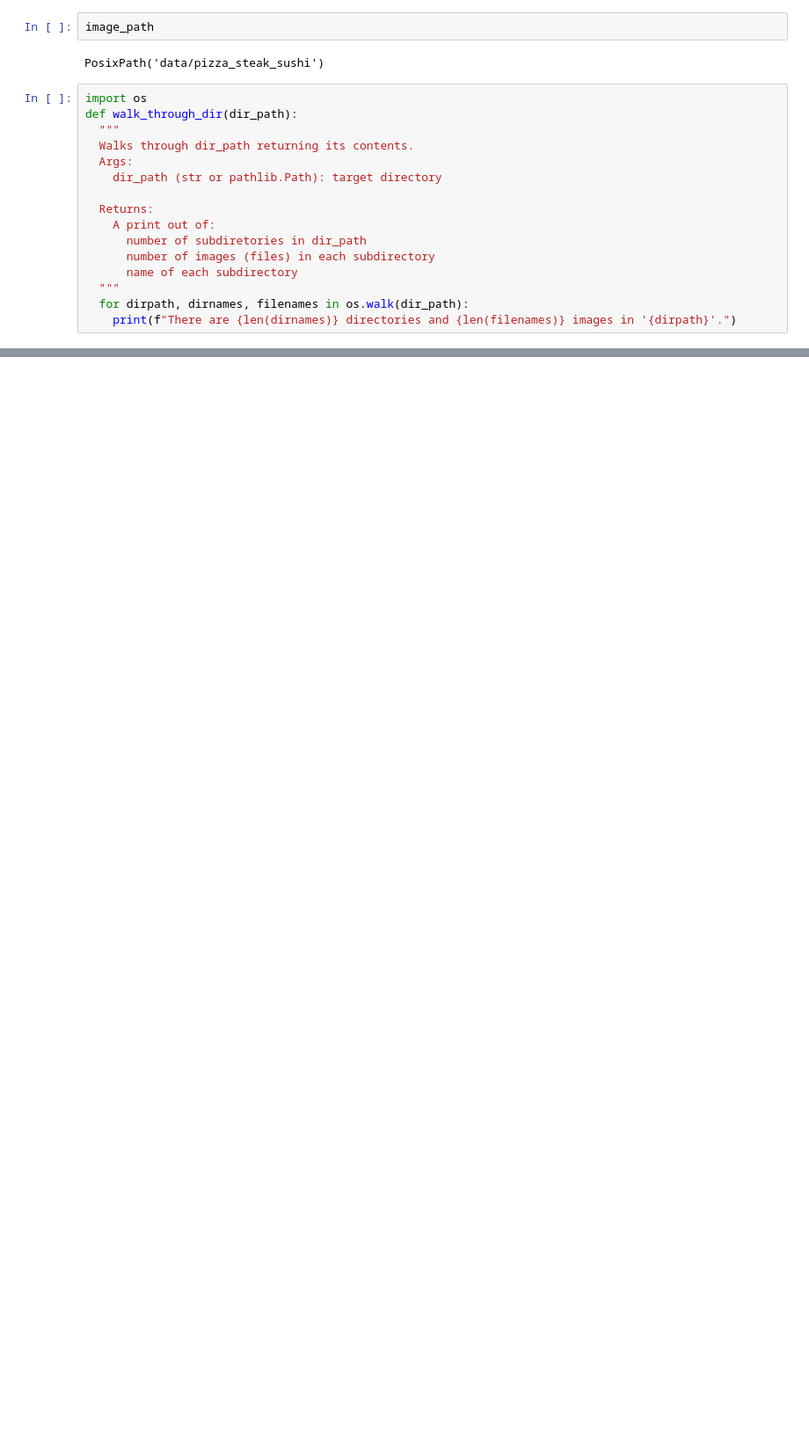
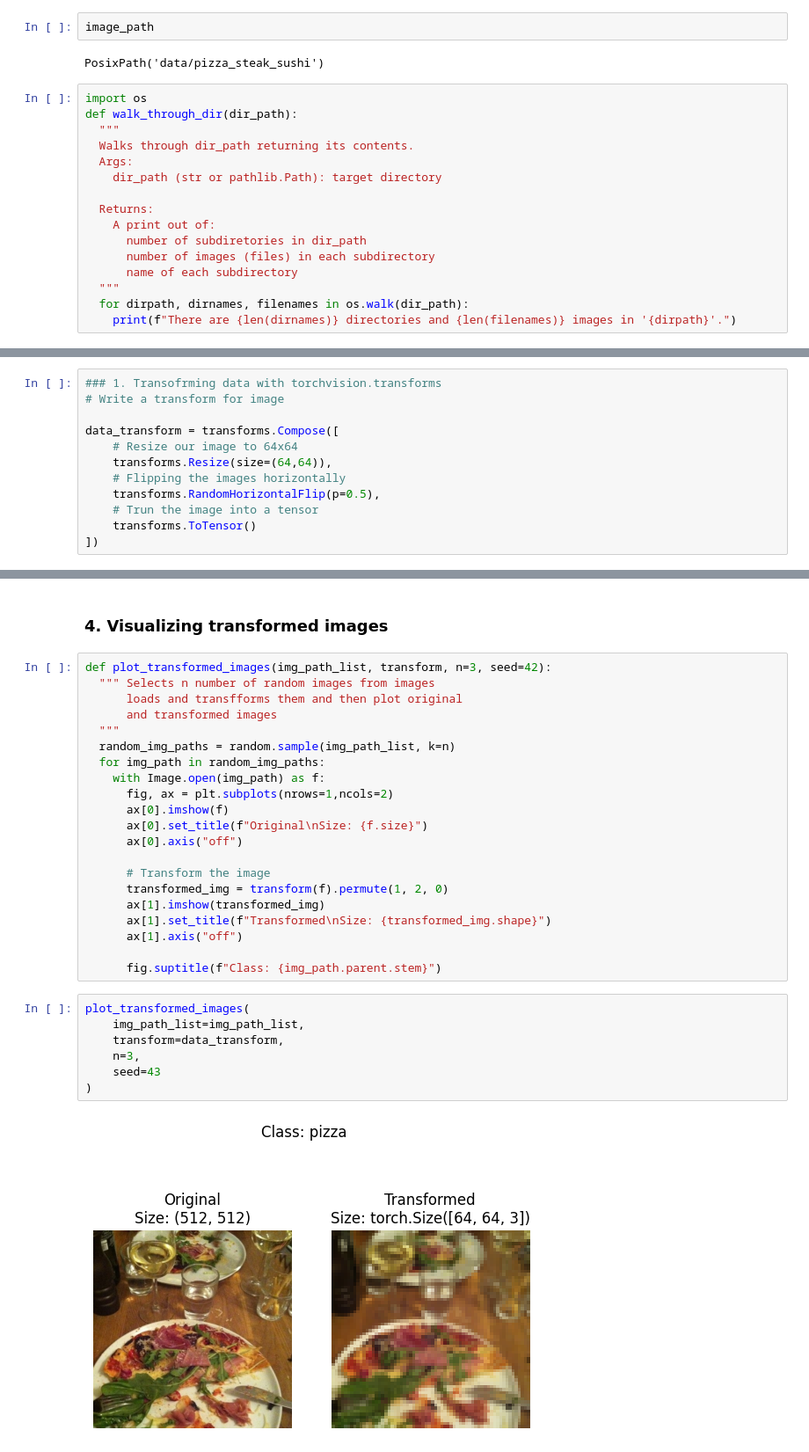
Before and after one commit to tayfunai/PytorchPractise, a Jupyter notebook: pytorch_custom_dataset.ipynb, the cells around one changed output, grey strips where cells are left out. Shown at 88% size. Drawn from its saved outputs; the diff is of its cells as text; blank space fills up the shorter version.

```diff
--- a/pytorch_custom_dataset.ipynb
+++ b/pytorch_custom_dataset.ipynb
@@ -198,0 +271,12 @@ There are 0 directories and 19 images in 'data/pizza_steak_sushi/test/steak'.
+# %%
+### 1. Transofrming data with torchvision.transforms
+# Write a transform for image
+
+data_transform = transforms.Compose([
+    # Resize our image to 64x64
+    transforms.Resize(size=(64,64)),
+    # Flipping the images horizontally
+    transforms.RandomHorizontalFlip(p=0.5),
+    # Trun the image into a tensor
+    transforms.ToTensor()
+])
@@ -198,0 +287,32 @@ There are 0 directories and 19 images in 'data/pizza_steak_sushi/test/steak'.
+# %% [markdown]
+### 4. Visualizing transformed images
+# %%
+def plot_transformed_images(img_path_list, transform, n=3, seed=42):
+  """ Selects n number of random images from images
+      loads and transfforms them and then plot original
+      and transformed images
+  """
+  random_img_paths = random.sample(img_path_list, k=n)
+  for img_path in random_img_paths:
+    with Image.open(img_path) as f:
+      fig, ax = plt.subplots(nrows=1,ncols=2)
+      ax[0].imshow(f)
+      ax[0].set_title(f"Original\nSize: {f.size}")
+      ax[0].axis("off")
+
+      # Transform the image
+      transformed_img = transform(f).permute(1, 2, 0)
+      ax[1].imshow(transformed_img)
+      ax[1].set_title(f"Transformed\nSize: {transformed_img.shape}")
+      ax[1].axis("off")
+
+      fig.suptitle(f"Class: {img_path.parent.stem}")
+# %%
+plot_transformed_images(
+    img_path_list=img_path_list,
+    transform=data_transform,
+    n=3,
+    seed=43
+)
+# %% [output]
+[figure, added]
```
Also changed, not shown: parts of 44 cells of this notebook.
